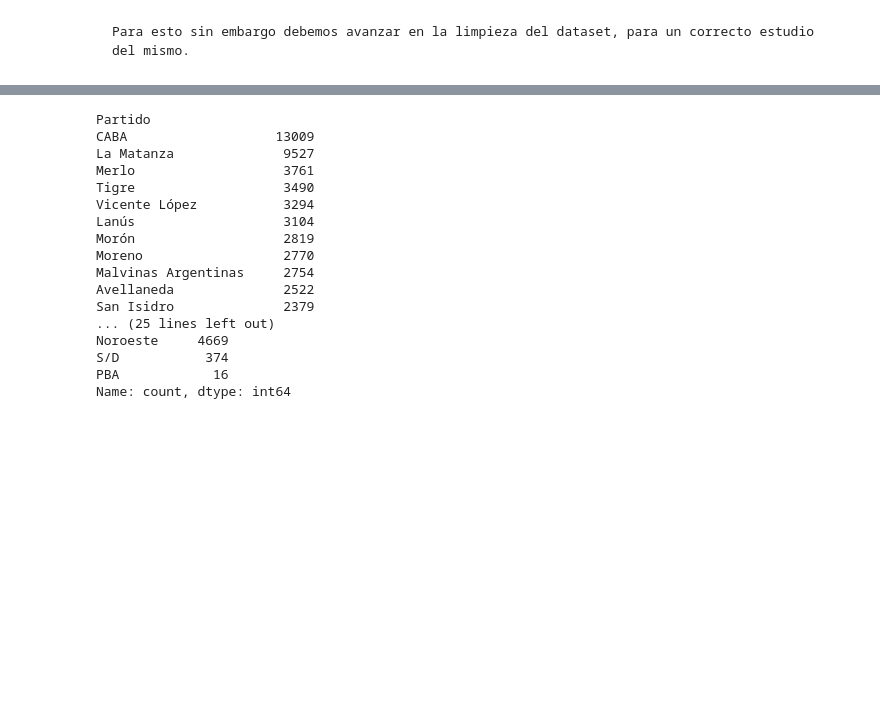
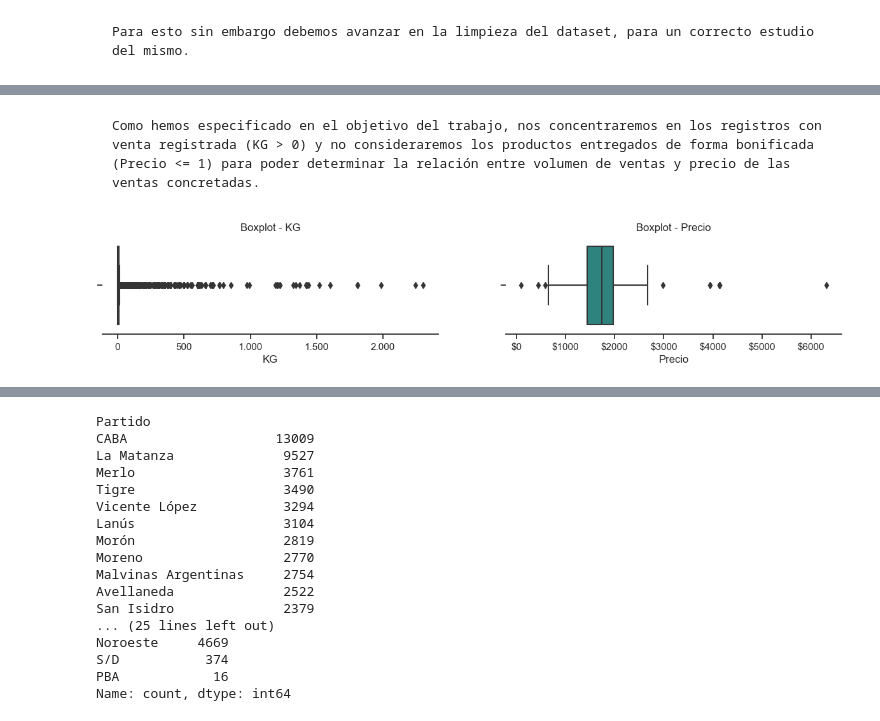
Before and after one commit to Hart-Hunt/Coderhouse---Data-Science, a Jupyter notebook: Pre-Entrega.ipynb, the cells around one changed output, grey strips where cells are left out. Drawn from its saved outputs; the diff is of its cells as text; code cells hidden in the pictures; blank space fills up the shorter version.

```diff
--- a/Pre-Entrega.ipynb
+++ b/Pre-Entrega.ipynb
@@ -86,6 +154,26 @@ Name: count, dtype: int64
+# %% [markdown]
+    Como hemos especificado en el objetivo del trabajo, nos concentraremos en los registros con venta registrada (KG > 0) y no consideraremos los productos entregados de forma bonificada (Precio <= 1) para poder determinar la relación entre volumen de ventas y precio de las ventas concretadas.
 # %%
 #Quitamos vacíos en cantidades
 df2 = df.dropna(subset=['KG', 'Precio'])
 # %%
 #Quitamos valores negativos o 0 en KG o en Precio
 df3 = df2.drop (df2 [(df2.KG <= 0) | (df2.Precio <= 1)].index)
+# %%
+# Crear una figura y ejes compartidos
+fig, axs = plt.subplots(1, 2, sharey=True, figsize=(15, 2))
+
+# Boxplot para Campo1
+sns.boxplot(x=df3['KG'], ax=axs[0], palette = 'viridis')
+axs[0].set_title('Boxplot - KG')
+axs[0].xaxis.set_major_formatter(FuncFormatter(formato_miles_etiqueta))
+
+# Boxplot para Campo2
+sns.boxplot(x=df3['Precio'], ax=axs[1], palette = 'viridis')
+axs[1].set_title('Boxplot - Precio')
+axs[1].xaxis.set_major_formatter(FuncFormatter(formato_dolar_etiqueta))
+
+# Mostrar la figura
+plt.show()
+# %% [output]
+[figure, added]
```
Also changed, not shown: parts of 16 cells of this notebook.
